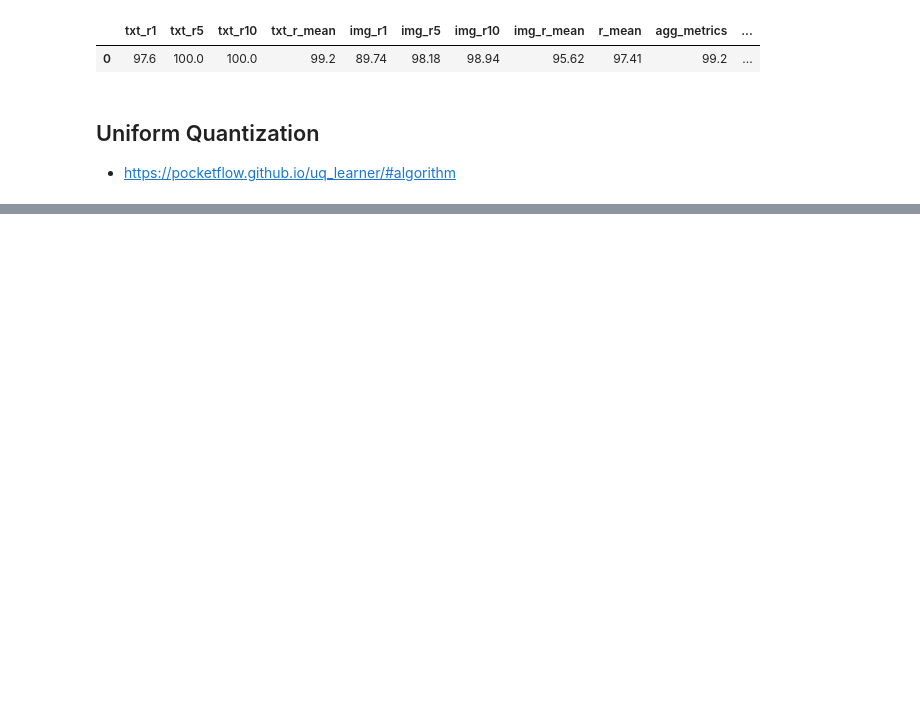
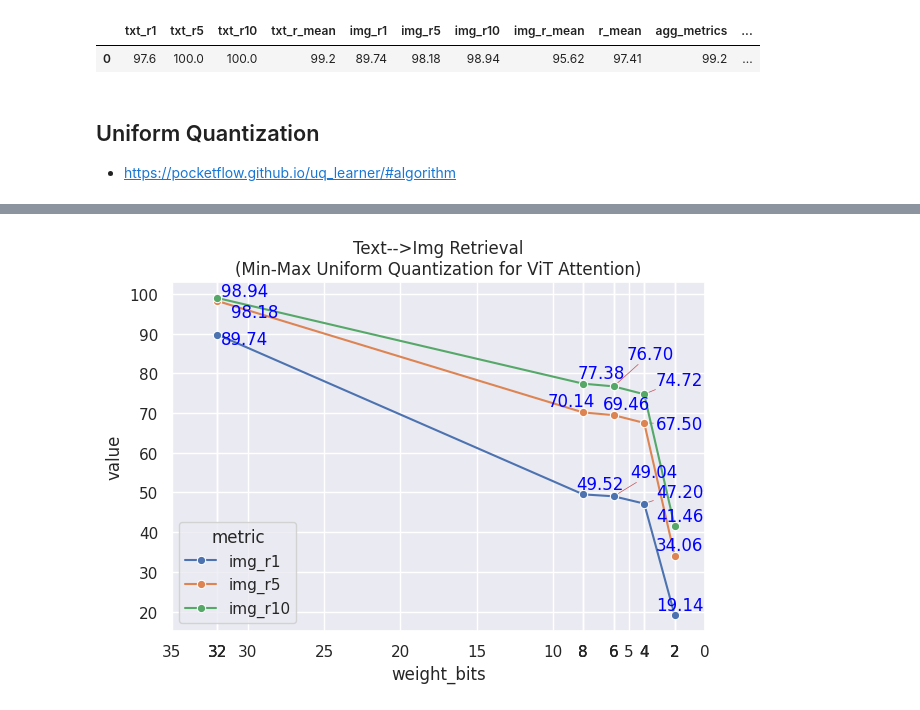
Before and after one commit to Vincent-La/multi_modal_quant, a Jupyter notebook: notebooks/blip2_flickr_postprocessing.ipynb, the cells around one changed output, grey strips where cells are left out. Saved outputs shown, nothing was run; the diff lists cells and outputs as text; code cells hidden in the pictures; blank space fills up the shorter version.

```diff
--- a/notebooks/blip2_flickr_postprocessing.ipynb
+++ b/notebooks/blip2_flickr_postprocessing.ipynb
@@ -117,0 +197,9 @@ plot(df_results[df_results.weight_bits >= 2.0],
+# %%
+df = df_results[df_results['Quantized Portion'].isin(['baseline', 'ViT Attention'])]
+df = df.drop(['txt_r1', 'txt_r5', 'txt_r10'], axis = 1)
+
+plot_all_recall(df[df.weight_bits >= 2.0],
+                'weight_bits',
+                'Text-->Img Retrieval\n(Min-Max Uniform Quantization for ViT Attention)')
+# %% [output]
+[figure, added]
```
Also changed, not shown: parts of 12 cells of this notebook.
